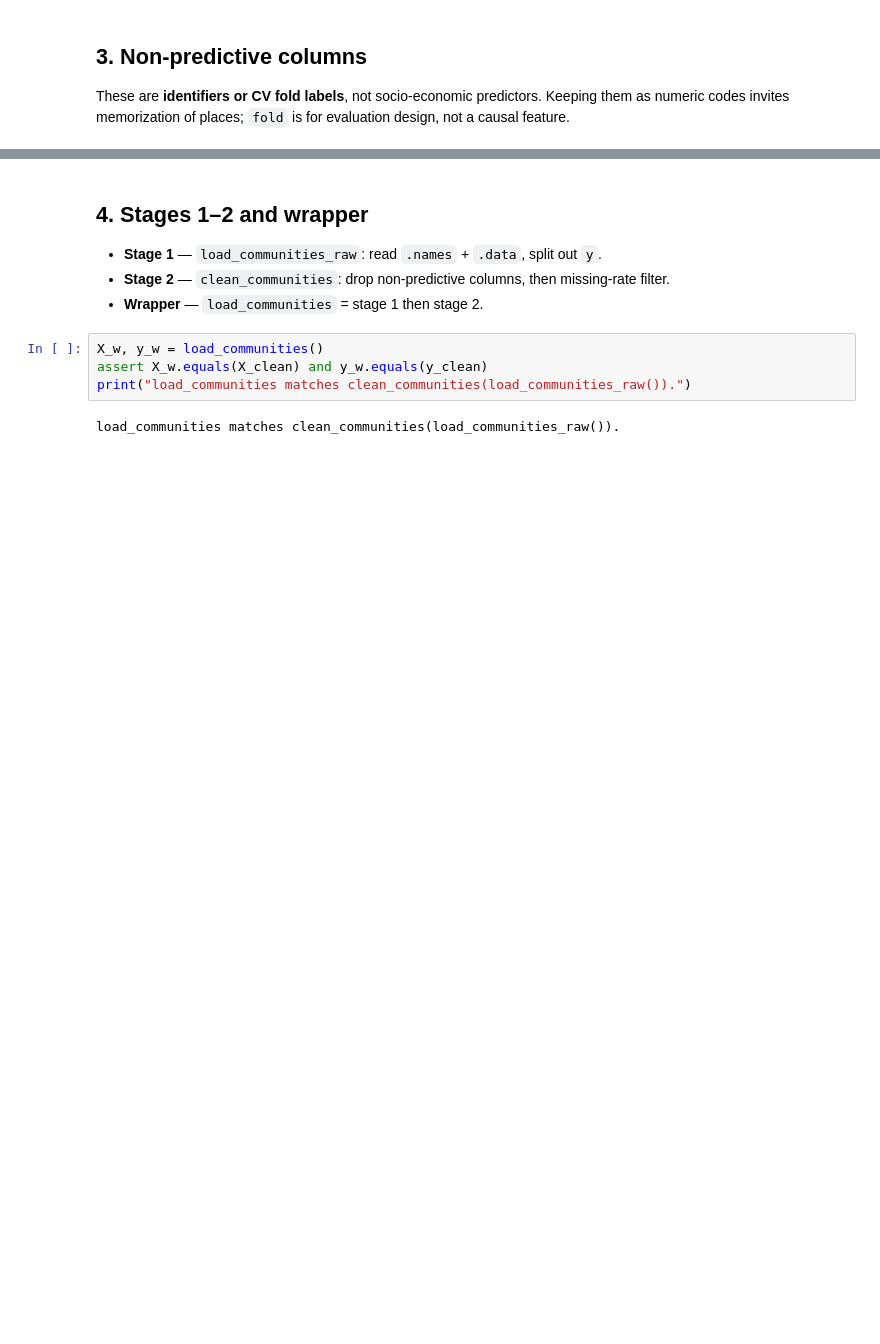
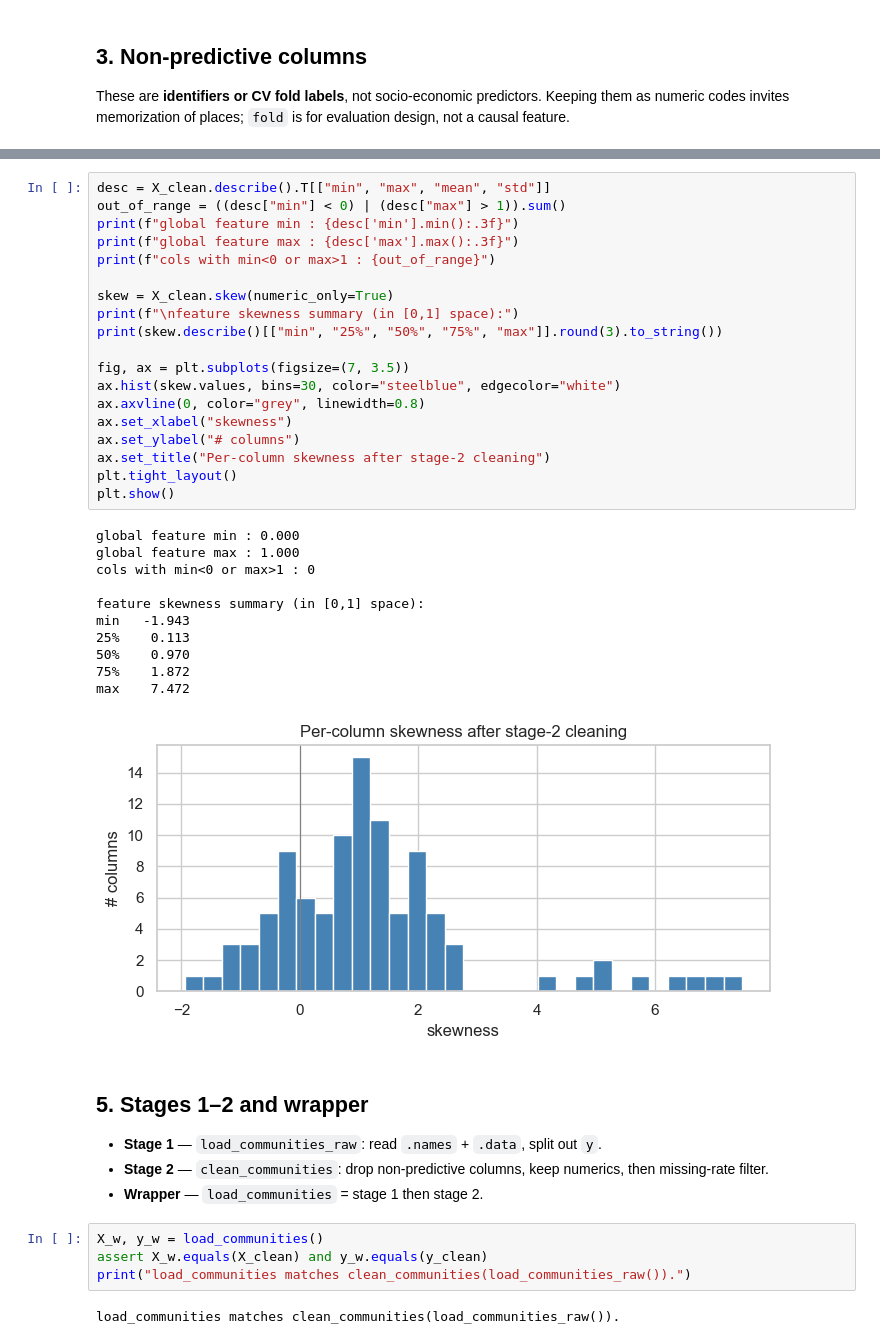
Before and after one commit to dongYoun2/MI-based-feature-selection, a Jupyter notebook: notebooks/communities_eda.ipynb, the cells around one changed output, grey strips where cells are left out. Saved outputs shown, nothing was run; the diff lists cells and outputs as text; blank space fills up the shorter version.

```diff
--- a/notebooks/communities_eda.ipynb
+++ b/notebooks/communities_eda.ipynb
@@ -161,8 +167,39 @@ communityname  object      1828         0.000
+# %%
+desc = X_clean.describe().T[["min", "max", "mean", "std"]]
+out_of_range = ((desc["min"] < 0) | (desc["max"] > 1)).sum()
+print(f"global feature min : {desc['min'].min():.3f}")
+print(f"global feature max : {desc['max'].max():.3f}")
+print(f"cols with min<0 or max>1 : {out_of_range}")
+
+skew = X_clean.skew(numeric_only=True)
+print(f"\nfeature skewness summary (in [0,1] space):")
+print(skew.describe()[["min", "25%", "50%", "75%", "max"]].round(3).to_string())
+
+fig, ax = plt.subplots(figsize=(7, 3.5))
+ax.hist(skew.values, bins=30, color="steelblue", edgecolor="white")
+ax.axvline(0, color="grey", linewidth=0.8)
+ax.set_xlabel("skewness")
+ax.set_ylabel("# columns")
+ax.set_title("Per-column skewness after stage-2 cleaning")
+plt.tight_layout()
+plt.show()
+# %% [output]
+global feature min : 0.000
+global feature max : 1.000
+cols with min<0 or max>1 : 0
+
+feature skewness summary (in [0,1] space):
+min   -1.943
+25%    0.113
+50%    0.970
+75%    1.872
+max    7.472
+[figure, added]
 # %% [markdown]
-## 4. Stages 1–2 and wrapper
+## 5. Stages 1–2 and wrapper
 
 - **Stage 1** — `load_communities_raw`: read `.names` + `.data`, split out `y`.
-- **Stage 2** — `clean_communities`: drop non-predictive columns, then missing-rate filter.
+- **Stage 2** — `clean_communities`: drop non-predictive columns, keep numerics, then missing-rate filter.
 - **Wrapper** — `load_communities` = stage 1 then stage 2.
 # %%
 X_w, y_w = load_communities()
```
Also changed, not shown: parts of 6 cells of this notebook, 3 other files.
